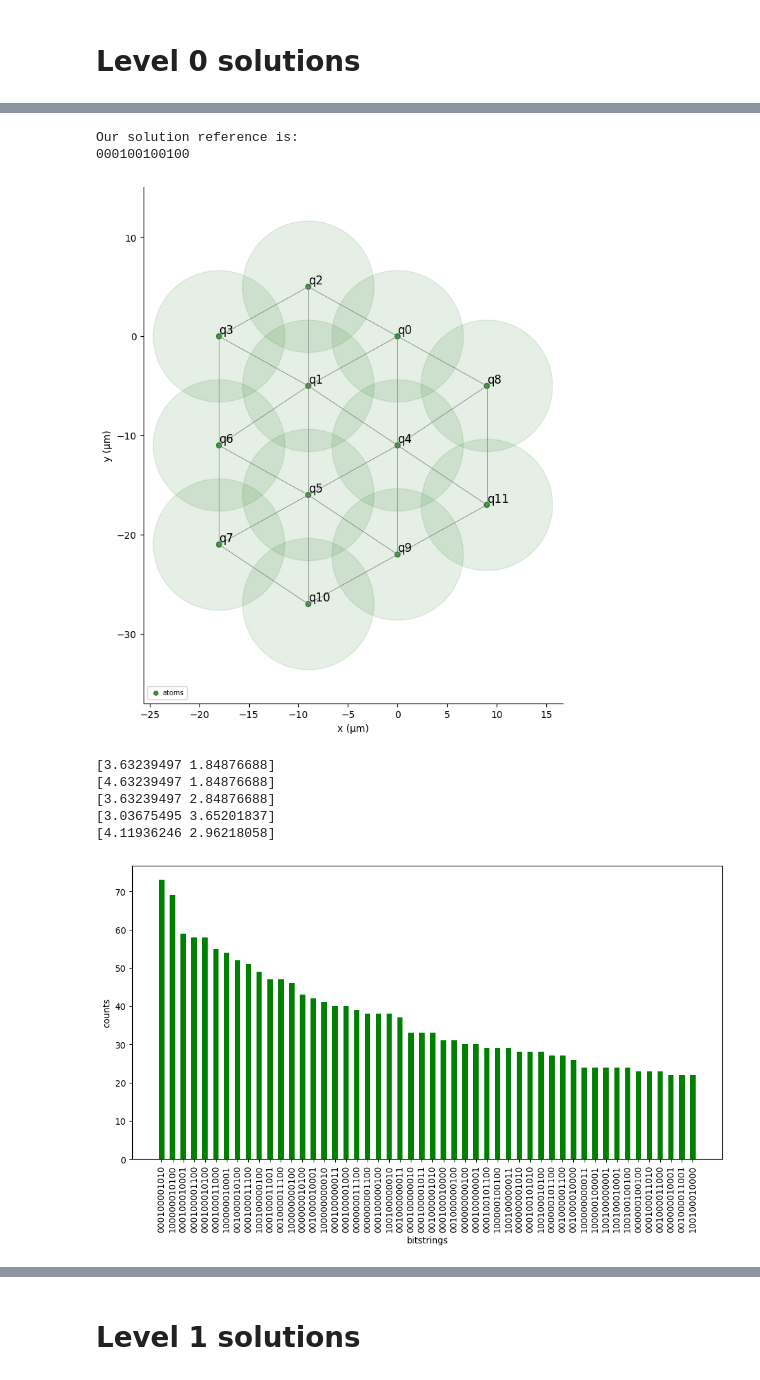
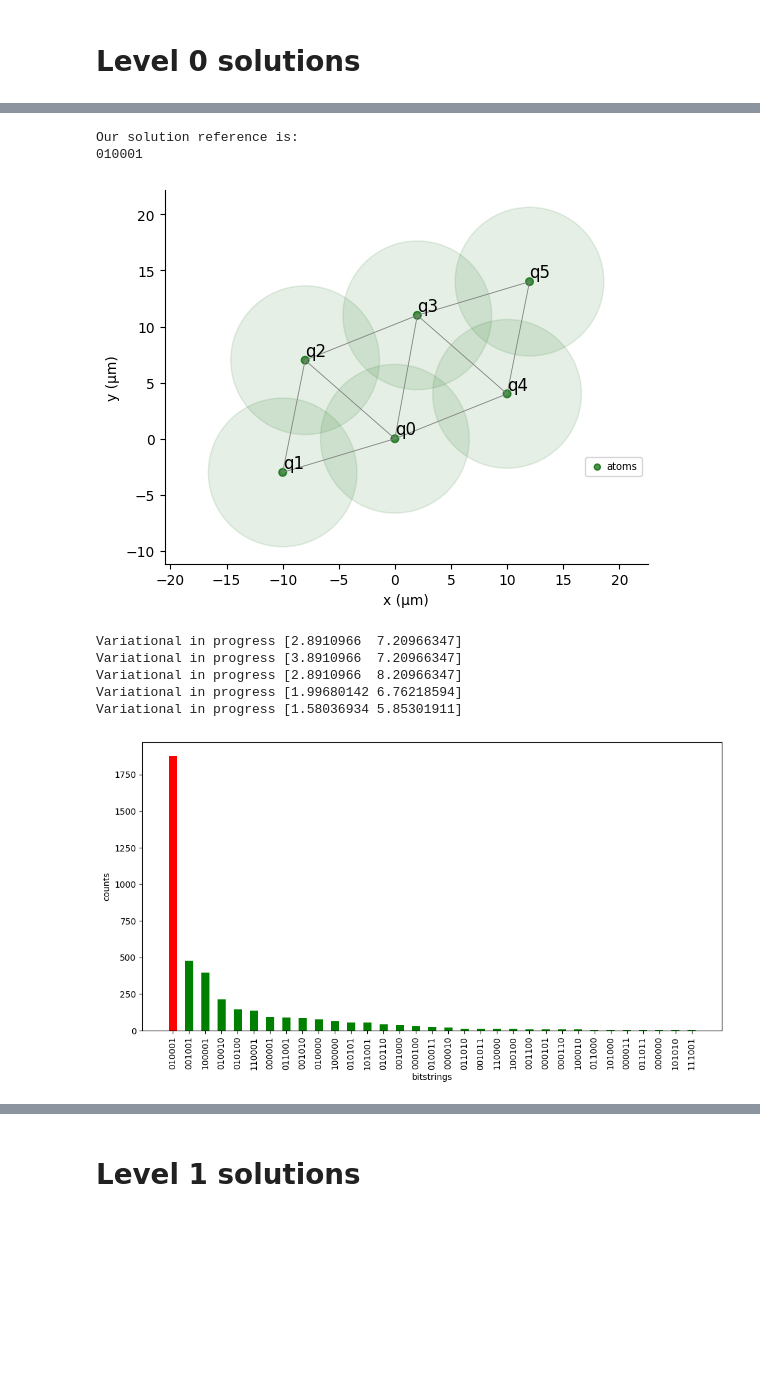
Before and after one commit to pasqal-io/Pasqal_Hackathon_Feb25_Team_03, a Jupyter notebook: deliverable/POC.ipynb, the cells around one changed output, grey strips where cells are left out. Saved outputs shown, nothing was run; the diff lists cells and outputs as text; code cells hidden in the pictures; blank space fills up the shorter version.

```diff
--- a/deliverable/POC.ipynb
+++ b/deliverable/POC.ipynb
@@ -54,10 +56,11 @@ else:
         query = file.read()
     amenities_data = fetch_amenities_from(query=query) # Defaults to Granada
     amenities_data.to_csv(filepath)
+
 # Create a hierarchical clustering of amenities
 hierarchical_cluster = linkageCut(amenities_data)
 # Set a specific number of clusters per levels. Max 9 in this POC
-nclusters = 4
+nclusters = 3
 levels = 2
 labels = hierarchical_cluster.top_down_view_recur(nclusters=nclusters, levels=2)
 # Visualize for debugging purposes.
@@ -79,19 +85,19 @@ Say we wanted to connect a marginalized area with another area where public serv
 # %%
-np.random.seed(54)
+np.random.seed(21)
 # Fetch the distance from the centers of the first level
 distances = hierarchical_cluster.dist_matrix_level(0, return_labels=False)
 # Set initial global parameters
 N = distances.shape[0]
-p = 2
+p = 1
 node_options = set(np.arange(nclusters) + 1)
-startNode = np.random.choice(list(node_options))
-endNode = np.random.choice(list(node_options - set([startNode])))
-print("Selected random nodes:", startNode, endNode)
+startNode_0 = np.random.choice(list(node_options))
+endNode_0 = np.random.choice(list(node_options - set([startNode_0])))
+print("Selected random nodes:", startNode_0, endNode_0)
 
 # Process Parameters
 p = min(p, N-1)
-startNode = min(startNode, N)
-endNode = min(endNode, N)
+startNode_0 = min(startNode_0, N)
+endNode_0 = min(endNode_0, N)
 
 reduced_distances = distances/np.max(distances)
 maxDistance = np.max(reduced_distances)
@@ -108,30 +114,32 @@ WARNING: The simulator may explode sometimes giving 0000.. as only counts
 # %%
-Q_matrix_initial,_ = create_QUBO_matrix(reduced_distances, p, startNode - 1, endNode - 1, mean_lambdas)
+Q_matrix_initial,_ = create_QUBO_matrix(reduced_distances, p, startNode_0 - 1, endNode_0 - 1, mean_lambdas)
+
 if N*(p+1) < 20:
     # Getting first solution, the one with lower cost
     solution_ref = brute_force_finding(Q_matrix_initial, reduced_distances, p, False)[0][0]
-
 else:
     solution_ref, _ = solve_qubo_with_Dwave(Q_matrix_initial, num_reads=1000)
+
 print('Our solution reference is:')
 print(solution_ref)
-check_solution(string_to_bitstring(solution_ref), N,  p, startNode - 1, endNode - 1)
+check_solution(string_to_bitstring(solution_ref), N,  p, startNode_0 - 1, endNode_0 - 1)
 
 # Creating register and solving VQAA
 coords = heuristical_embedding(atoms_list(len(Q_matrix_initial)), generate_grid(50, 50,1), Q_matrix_initial)
 register = atoms_register(coords)
 # Emulator options: "qutip" (pulser), "mps", and "sv"
-C_0, x = run_vqaa(Q_matrix_initial, register, "qutip")
+emulator = 'sv'
+C_0, x = run_vqaa(Q_matrix_initial, register, emulator)
 
 plot_distribution(C_0, 50, "".join([str(x) for x in solution_ref]))
 # %% [output]
 Our solution reference is:
-000100100100
+010001
-[figure, old version]
+[figure, new version]
-[3.63239497 1.84876688]
-[4.63239497 1.84876688]
-[3.63239497 2.84876688]
-[3.03675495 3.65201837]
-[4.11936246 2.96218058]
+Variational in progress [2.8910966  7.20966347]
+Variational in progress [3.8910966  7.20966347]
+Variational in progress [2.8910966  8.20966347]
+Variational in progress [1.99680142 6.76218594]
+Variational in progress [1.58036934 5.85301911]
-[figure, old version]
+[figure, new version]
 # %% [markdown]
```
Also changed, not shown: parts of 18 cells of this notebook, 3 other files.
